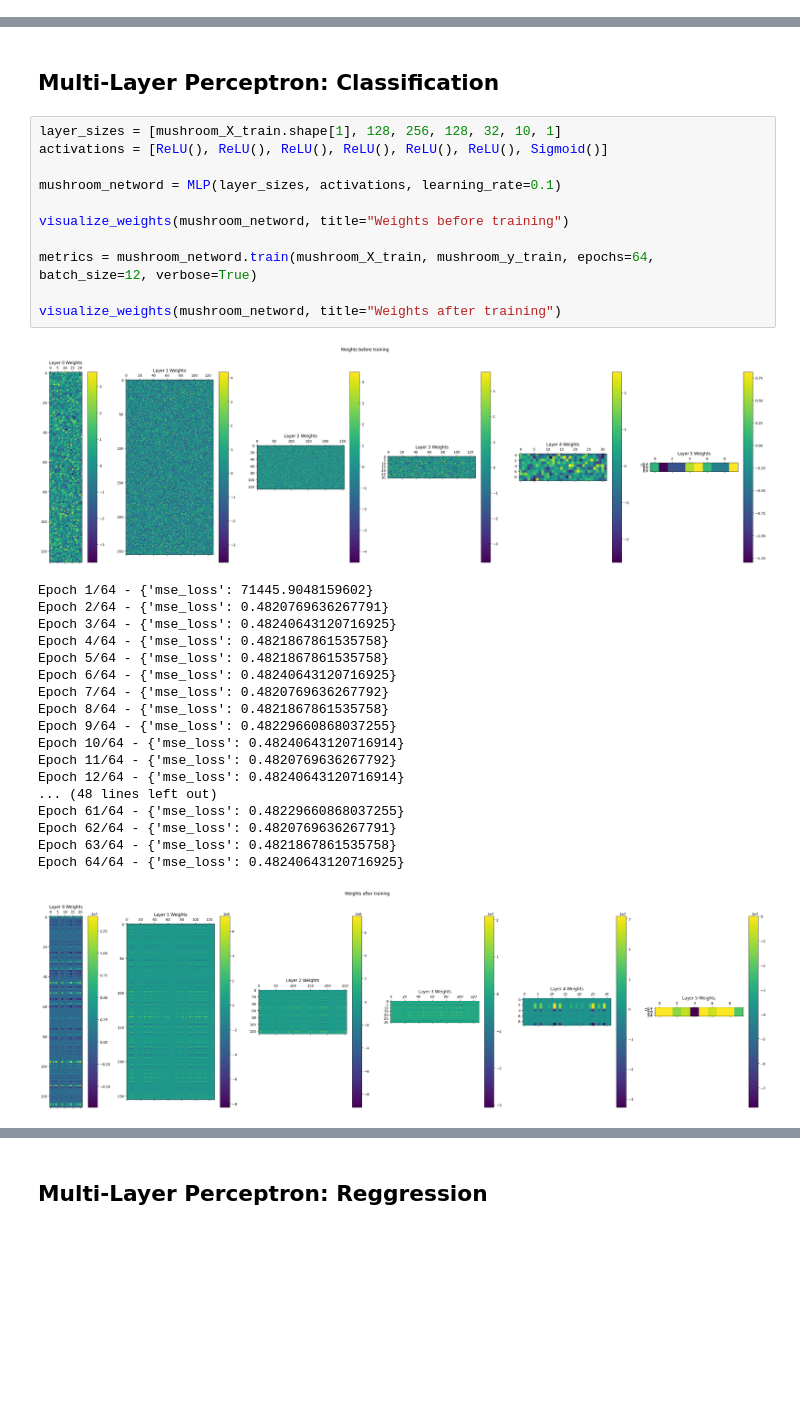
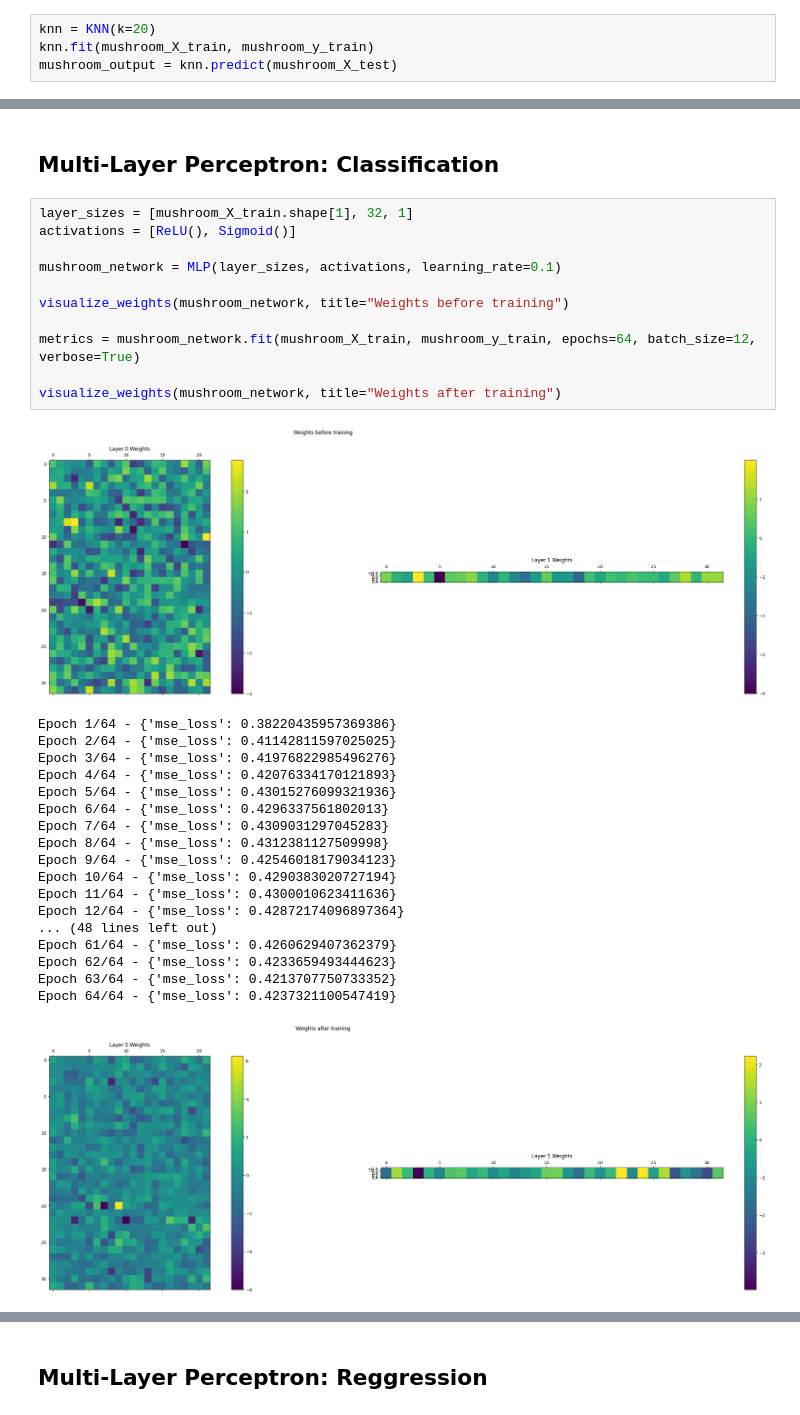
Before and after one commit to hectellian/ai-nn-project, a Jupyter notebook: results.ipynb, the cells around one changed output, grey strips where cells are left out. Cells and saved outputs as stored; diff of their text form; blank space fills up the shorter version.

```diff
--- a/results.ipynb
+++ b/results.ipynb
@@ -108,0 +111,4 @@ wine_X_train, wine_X_test, wine_y_train, wine_y_test = train_test_split(wine_X_s
+# %%
+knn = KNN(k=20)
+knn.fit(mushroom_X_train, mushroom_y_train)
+mushroom_output = knn.predict(mushroom_X_test)
@@ -109,34 +127,34 @@ wine_X_train, wine_X_test, wine_y_train, wine_y_test = train_test_split(wine_X_s
 # %% [markdown]
 ## Multi-Layer Perceptron: Classification
 # %%
-layer_sizes = [mushroom_X_train.shape[1], 128, 256, 128, 32, 10, 1]
-activations = [ReLU(), ReLU(), ReLU(), ReLU(), ReLU(), ReLU(), Sigmoid()]
+layer_sizes = [mushroom_X_train.shape[1], 32, 1]
+activations = [ReLU(), Sigmoid()]
 
-mushroom_netword = MLP(layer_sizes, activations, learning_rate=0.1)
+mushroom_network = MLP(layer_sizes, activations, learning_rate=0.1)
 
-visualize_weights(mushroom_netword, title="Weights before training")
+visualize_weights(mushroom_network, title="Weights before training")
 
-metrics = mushroom_netword.train(mushroom_X_train, mushroom_y_train, epochs=64, batch_size=12, verbose=True)
+metrics = mushroom_network.fit(mushroom_X_train, mushroom_y_train, epochs=64, batch_size=12, verbose=True)
 
-visualize_weights(mushroom_netword, title="Weights after training")
+visualize_weights(mushroom_network, title="Weights after training")
 # %% [output]
-[figure, old version]
+[figure, new version]
-Epoch 1/64 - {'mse_loss': 71445.9048159602}
-Epoch 2/64 - {'mse_loss': 0.4820769636267791}
-Epoch 3/64 - {'mse_loss': 0.48240643120716925}
-Epoch 4/64 - {'mse_loss': 0.4821867861535758}
-Epoch 5/64 - {'mse_loss': 0.4821867861535758}
-Epoch 6/64 - {'mse_loss': 0.48240643120716925}
-Epoch 7/64 - {'mse_loss': 0.4820769636267792}
-Epoch 8/64 - {'mse_loss': 0.4821867861535758}
-Epoch 9/64 - {'mse_loss': 0.48229660868037255}
-Epoch 10/64 - {'mse_loss': 0.48240643120716914}
-Epoch 11/64 - {'mse_loss': 0.4820769636267792}
-Epoch 12/64 - {'mse_loss': 0.48240643120716914}
+Epoch 1/64 - {'mse_loss': 0.38220435957369386}
+Epoch 2/64 - {'mse_loss': 0.41142811597025025}
+Epoch 3/64 - {'mse_loss': 0.41976822985496276}
+Epoch 4/64 - {'mse_loss': 0.42076334170121893}
+Epoch 5/64 - {'mse_loss': 0.43015276099321936}
+Epoch 6/64 - {'mse_loss': 0.4296337561802013}
+Epoch 7/64 - {'mse_loss': 0.4309031297045283}
+Epoch 8/64 - {'mse_loss': 0.4312381127509998}
+Epoch 9/64 - {'mse_loss': 0.42546018179034123}
+Epoch 10/64 - {'mse_loss': 0.4290383020727194}
+Epoch 11/64 - {'mse_loss': 0.4300010623411636}
+Epoch 12/64 - {'mse_loss': 0.42872174096897364}
 ... (48 lines left out)
-Epoch 61/64 - {'mse_loss': 0.48229660868037255}
-Epoch 62/64 - {'mse_loss': 0.4820769636267791}
-Epoch 63/64 - {'mse_loss': 0.4821867861535758}
-Epoch 64/64 - {'mse_loss': 0.48240643120716925}
+Epoch 61/64 - {'mse_loss': 0.4260629407362379}
+Epoch 62/64 - {'mse_loss': 0.4233659493444623}
+Epoch 63/64 - {'mse_loss': 0.4213707750733352}
+Epoch 64/64 - {'mse_loss': 0.4237321100547419}
-[figure, old version]
+[figure, new version]
 # %%
```
Also changed, not shown: parts of 14 cells of this notebook, 3 other files.
